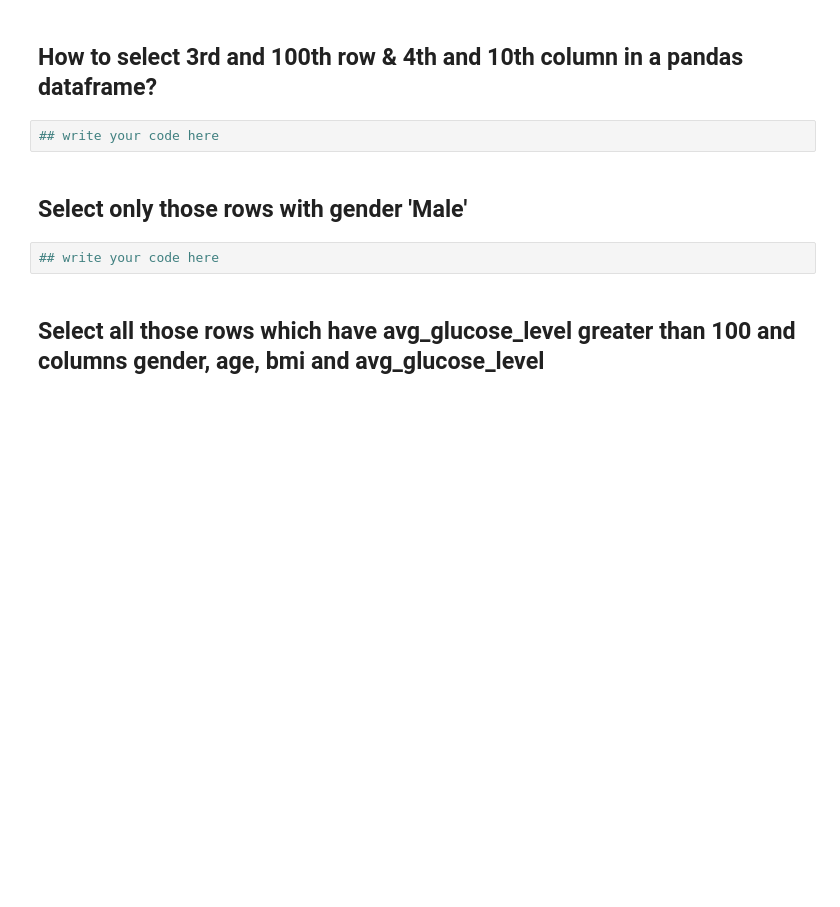
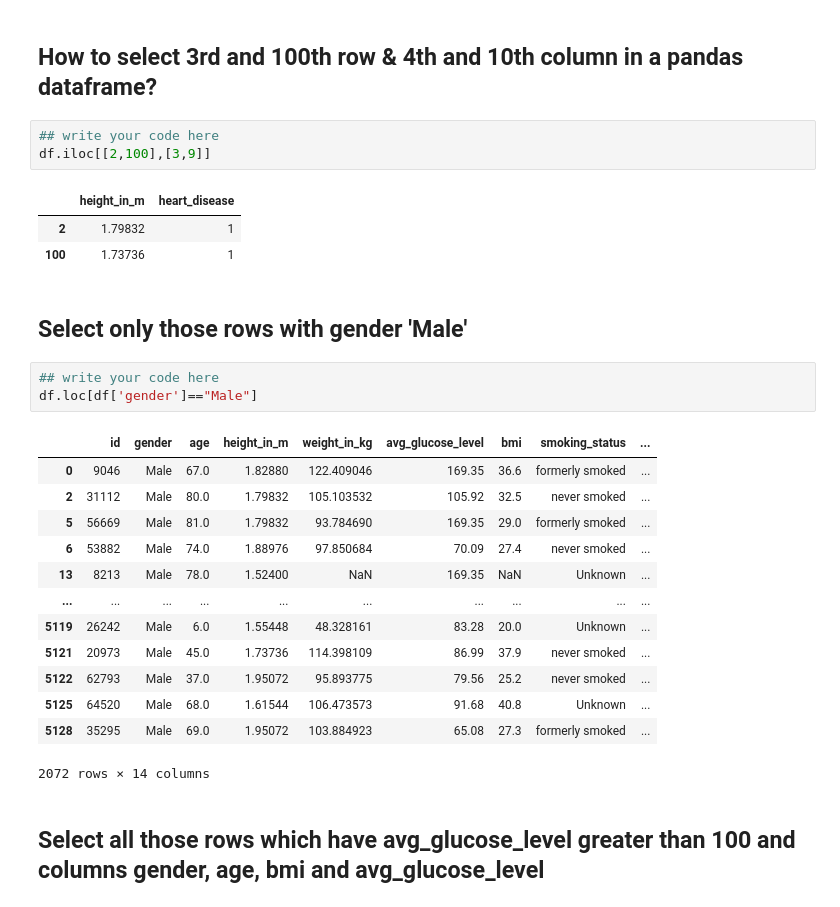
Before and after one commit to Neha-Shrestha/AI-Fellowship-Data-Wrangling, a Jupyter notebook: AI_FELLOWSHIP_Student_Notebook_Pandas_Data_Wrangling.ipynb, the cells around one changed output. Drawn from its saved outputs; the diff is of its cells as text; blank space fills up the shorter version.

```diff
--- a/AI_FELLOWSHIP_Student_Notebook_Pandas_Data_Wrangling.ipynb
+++ b/AI_FELLOWSHIP_Student_Notebook_Pandas_Data_Wrangling.ipynb
@@ -183,10 +257,30 @@ df.describe()
 ## How to select 3rd and 100th row & 4th and 10th column in a pandas dataframe?
 # %%
 ## write your code here
+df.iloc[[2,100],[3,9]]
+# %% [output]
+|  | height_in_m | heart_disease |
+| 2 | 1.79832 | 1 |
+| 100 | 1.73736 | 1 |
 # %% [markdown]
 ## Select only those rows with gender 'Male'
 # %%
 ## write your code here
+df.loc[df['gender']=="Male"]
+# %% [output]
+|  | id | gender | age | height_in_m | weight_in_kg | avg_glucose_level | bmi | smoking_status | ... |
+| 0 | 9046 | Male | 67.0 | 1.82880 | 122.409046 | 169.35 | 36.6 | formerly smoked | ... |
+| 2 | 31112 | Male | 80.0 | 1.79832 | 105.103532 | 105.92 | 32.5 | never smoked | ... |
+| 5 | 56669 | Male | 81.0 | 1.79832 | 93.784690 | 169.35 | 29.0 | formerly smoked | ... |
+| 6 | 53882 | Male | 74.0 | 1.88976 | 97.850684 | 70.09 | 27.4 | never smoked | ... |
+| 13 | 8213 | Male | 78.0 | 1.52400 | NaN | 169.35 | NaN | Unknown | ... |
+| ... | ... | ... | ... | ... | ... | ... | ... | ... | ... |
+| 5119 | 26242 | Male | 6.0 | 1.55448 | 48.328161 | 83.28 | 20.0 | Unknown | ... |
+| 5121 | 20973 | Male | 45.0 | 1.73736 | 114.398109 | 86.99 | 37.9 | never smoked | ... |
+| 5122 | 62793 | Male | 37.0 | 1.95072 | 95.893775 | 79.56 | 25.2 | never smoked | ... |
+| 5125 | 64520 | Male | 68.0 | 1.61544 | 106.473573 | 91.68 | 40.8 | Unknown | ... |
+| 5128 | 35295 | Male | 69.0 | 1.95072 | 103.884923 | 65.08 | 27.3 | formerly smoked | ... |
+2072 rows × 14 columns
 # %% [markdown]
 ## Select all those rows which have avg_glucose_level greater than 100 and columns gender, age, bmi and avg_glucose_level
 # %%
```
Also changed, not shown: parts of 8 cells of this notebook.
